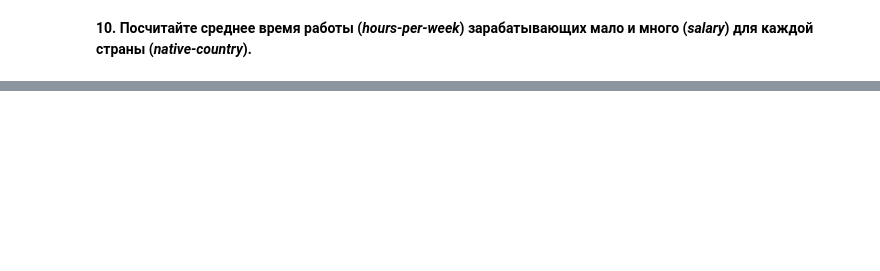
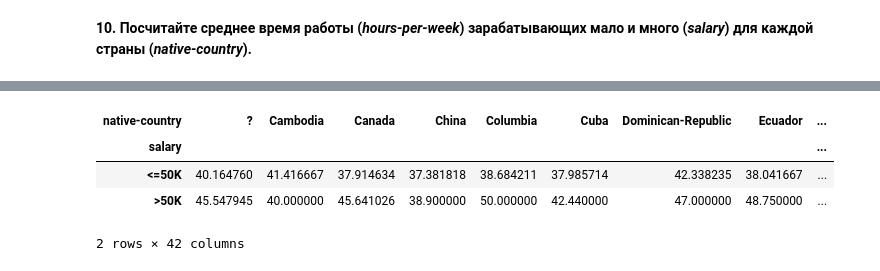
Before and after one commit to AV272/Programming, a Jupyter notebook: Machine learning/ODS course/lesson1_pandas/assignment01_adult_pandas.ipynb, the cells around one changed output, grey strips where cells are left out. Drawn from its saved outputs; the diff is of its cells as text; code cells hidden in the pictures; blank space fills up the shorter version.

```diff
--- a/Machine learning/ODS course/lesson1_pandas/assignment01_adult_pandas.ipynb
+++ b/Machine learning/ODS course/lesson1_pandas/assignment01_adult_pandas.ipynb
@@ -155,0 +319,14 @@ DataError: No numeric types to aggregate
+# %%
+import numpy as np
+pd.crosstab(
+    data["native-country"],
+    data["salary"],
+    values=data["hours-per-week"],
+    aggfunc=np.mean,
+).T
+# %% [output]
+| native-country | ? | Cambodia | Canada | China | Columbia | Cuba | Dominican-Republic | Ecuador | ... |
+| salary |  |  |  |  |  |  |  |  | ... |
+| <=50K | 40.164760 | 41.416667 | 37.914634 | 37.381818 | 38.684211 | 37.985714 | 42.338235 | 38.041667 | ... |
+| >50K | 45.547945 | 40.000000 | 45.641026 | 38.900000 | 50.000000 | 42.440000 | 47.000000 | 48.750000 | ... |
+2 rows × 42 columns
```
Also changed, not shown: parts of 20 cells of this notebook.
